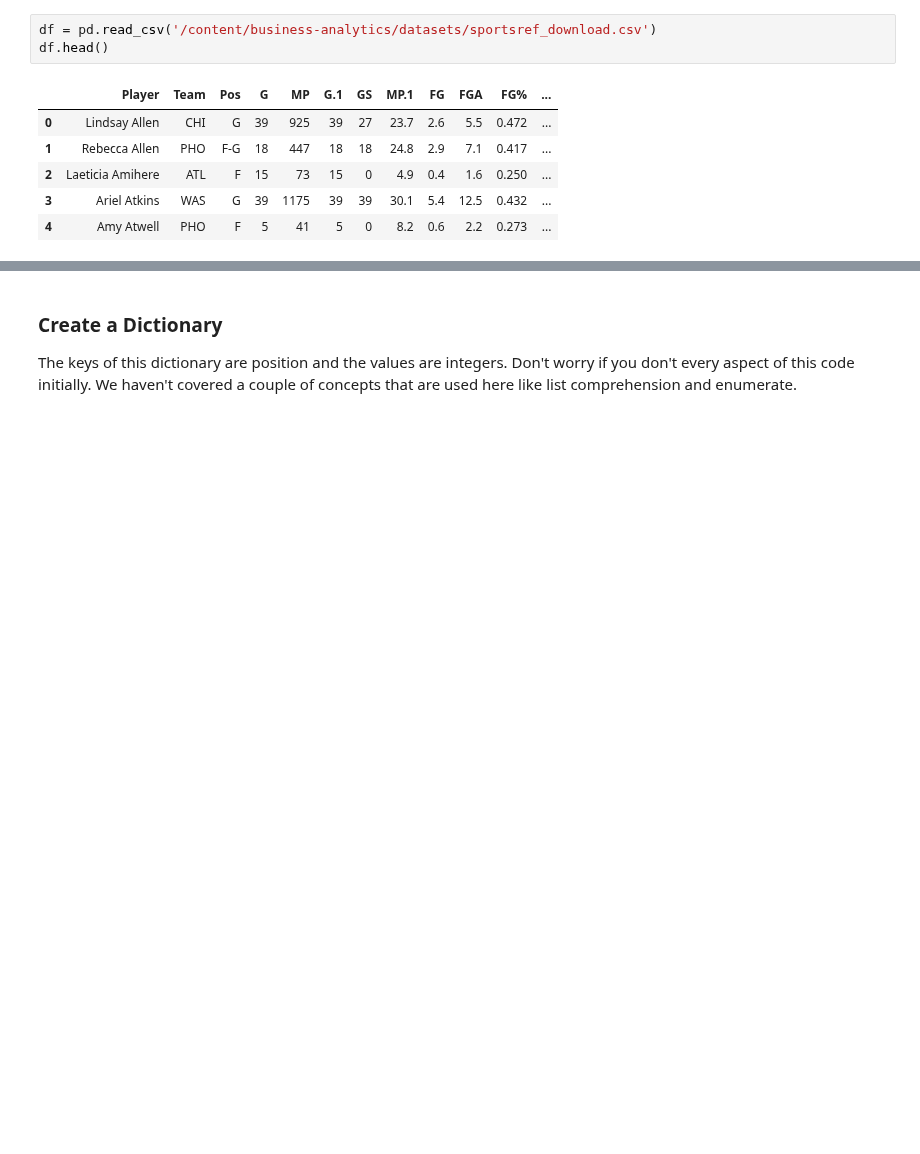
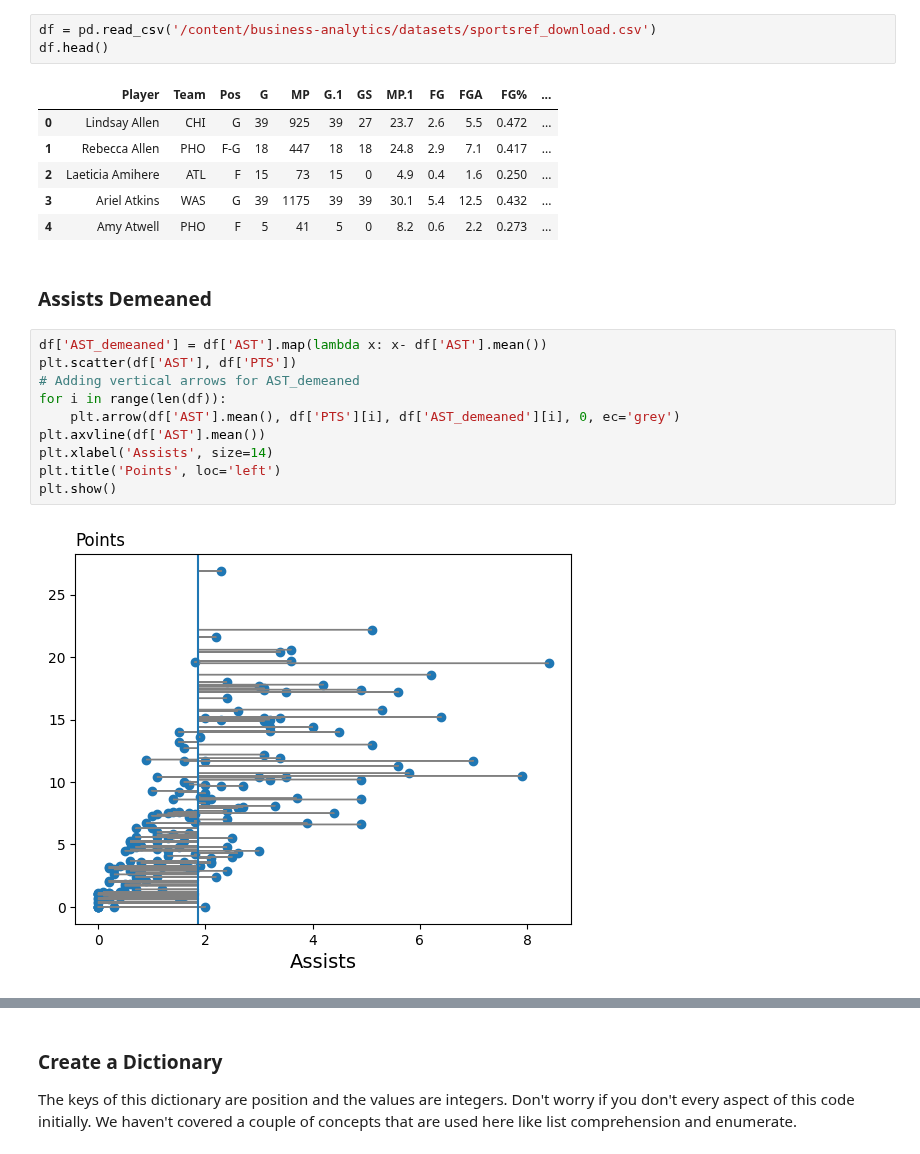
Before and after one commit to pharringtonp19/business-analytics, a Jupyter notebook: notebooks/statistical_inference_five_class.ipynb, the cells around one changed output, grey strips where cells are left out. Saved outputs shown, nothing was run; the diff lists cells and outputs as text; blank space fills up the shorter version.

```diff
--- a/notebooks/statistical_inference_five_class.ipynb
+++ b/notebooks/statistical_inference_five_class.ipynb
@@ -34,3 +34,17 @@ df.head()
 | 2 | Laeticia Amihere | ATL | F | 15 | 73 | 15 | 0 | 4.9 | 0.4 | 1.6 | 0.250 | ... |
 | 3 | Ariel Atkins | WAS | G | 39 | 1175 | 39 | 39 | 30.1 | 5.4 | 12.5 | 0.432 | ... |
 | 4 | Amy Atwell | PHO | F | 5 | 41 | 5 | 0 | 8.2 | 0.6 | 2.2 | 0.273 | ... |
+# %% [markdown]
+### **Assists Demeaned**
+# %%
+df['AST_demeaned'] = df['AST'].map(lambda x: x- df['AST'].mean())
+plt.scatter(df['AST'], df['PTS'])
+# Adding vertical arrows for AST_demeaned
+for i in range(len(df)):
+    plt.arrow(df['AST'].mean(), df['PTS'][i], df['AST_demeaned'][i], 0, ec='grey')
+plt.axvline(df['AST'].mean())
+plt.xlabel('Assists', size=14)
+plt.title('Points', loc='left')
+plt.show()
+# %% [output]
+[figure, added]
```
Also changed, not shown: parts of 7 cells of this notebook.
